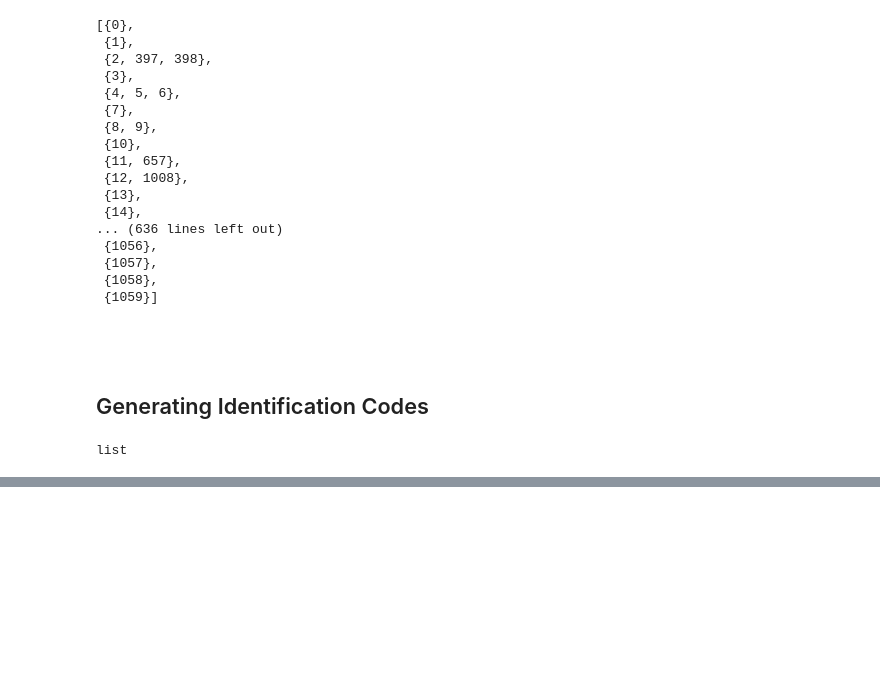
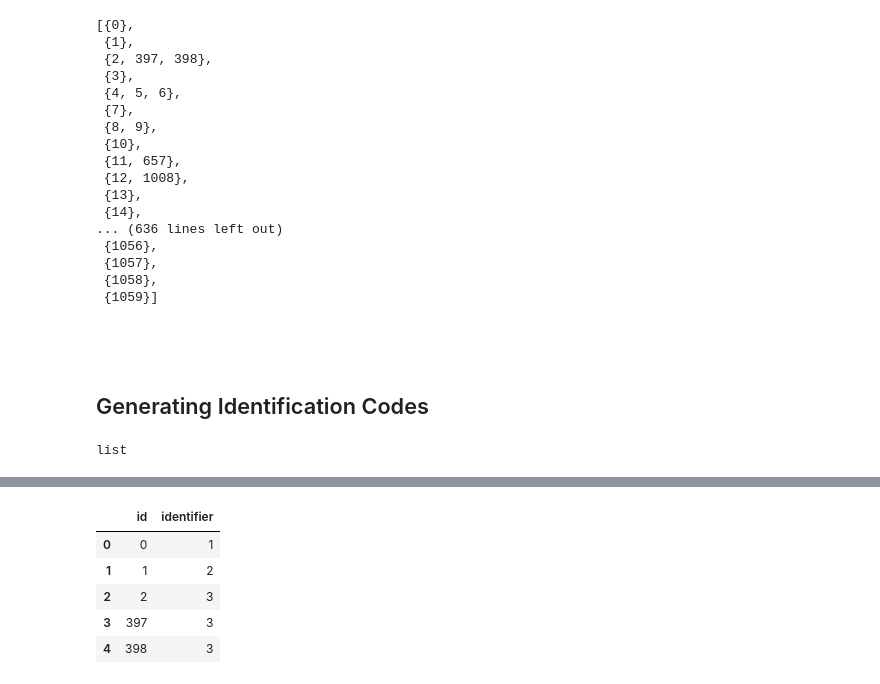
Before and after one commit to helminthiases/networks, a Jupyter notebook: notebooks/graphs.ipynb, the cells around one changed output, grey strips where cells are left out. Cells and saved outputs as stored; diff of their text form; code cells hidden in the pictures; blank space fills up the shorter version.

```diff
--- a/notebooks/graphs.ipynb
+++ b/notebooks/graphs.ipynb
@@ -222,0 +234,9 @@ sample.head()
+# %%
+sample.head()
+# %% [output]
+|  | id | identifier |
+| 0 | 0 | 1 |
+| 1 | 1 | 2 |
+| 2 | 2 | 3 |
+| 3 | 397 | 3 |
+| 4 | 398 | 3 |
```
Also changed, not shown: parts of 9 cells of this notebook.
